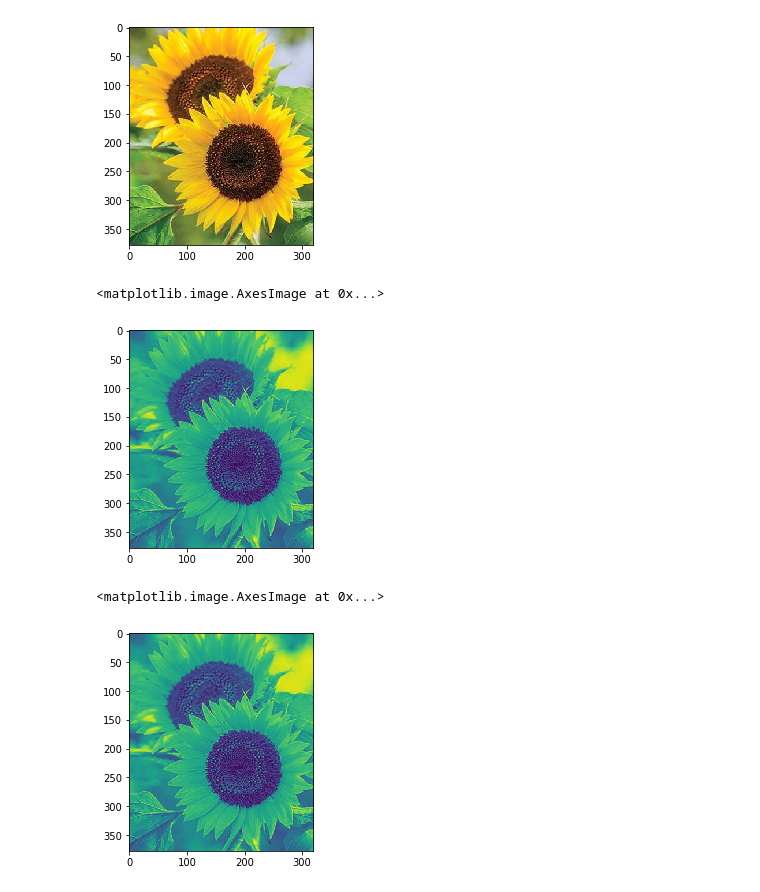
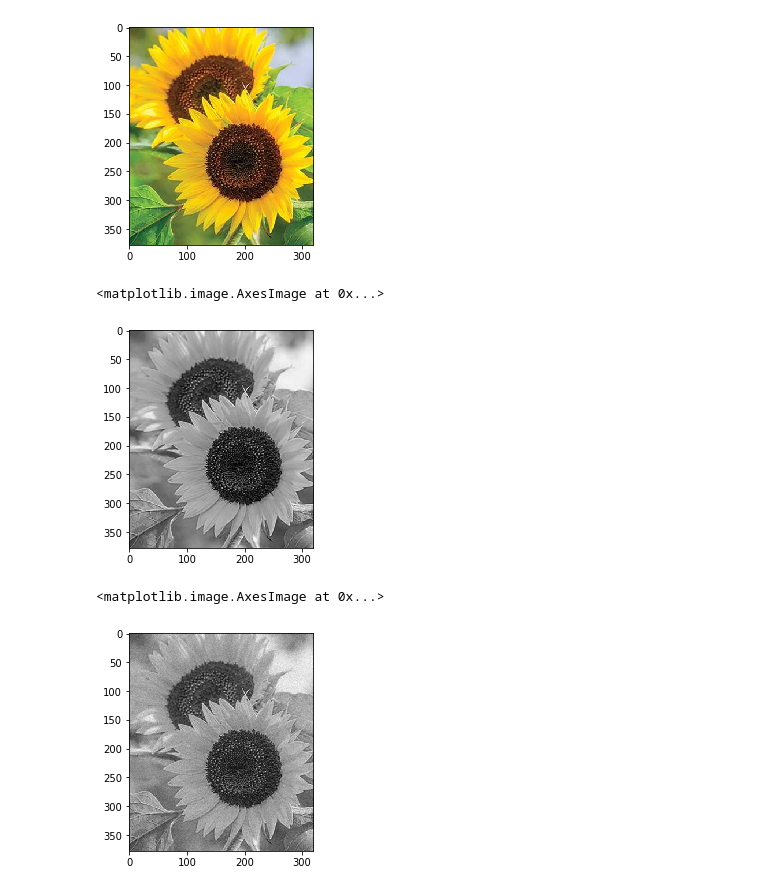
Before and after one commit to chloequinto/ImgProc, a Jupyter notebook: Project/Noise Reduction using Gradients.ipynb, the cells around one changed output. Saved outputs shown, nothing was run; the diff lists cells and outputs as text; code cells hidden in the pictures.

```diff
--- a/Project/Noise Reduction using Gradients.ipynb
+++ b/Project/Noise Reduction using Gradients.ipynb
@@ -23,8 +23,8 @@ def grayscale(rgb):
     return gray
 # %%
 greyImg = grayscale(image);
-plt.imshow(greyImg)
+plt.imshow(greyImg, cmap = "gray")
 # %% [output]
 <matplotlib.image.AxesImage at 0x...>
-[figure, old version]
+[figure, new version]
 # %%
@@ -47,7 +40,7 @@ def noise(image):
     return noise
 # %%
 newI = noise(greyImg);
-plt.imshow(newI)
+plt.imshow(newI, cmap = "gray")
 # %% [output]
 <matplotlib.image.AxesImage at 0x...>
-[figure, old version]
+[figure, new version]
```
Also changed, not shown: parts of 1 cell of this notebook, 1 other file.
